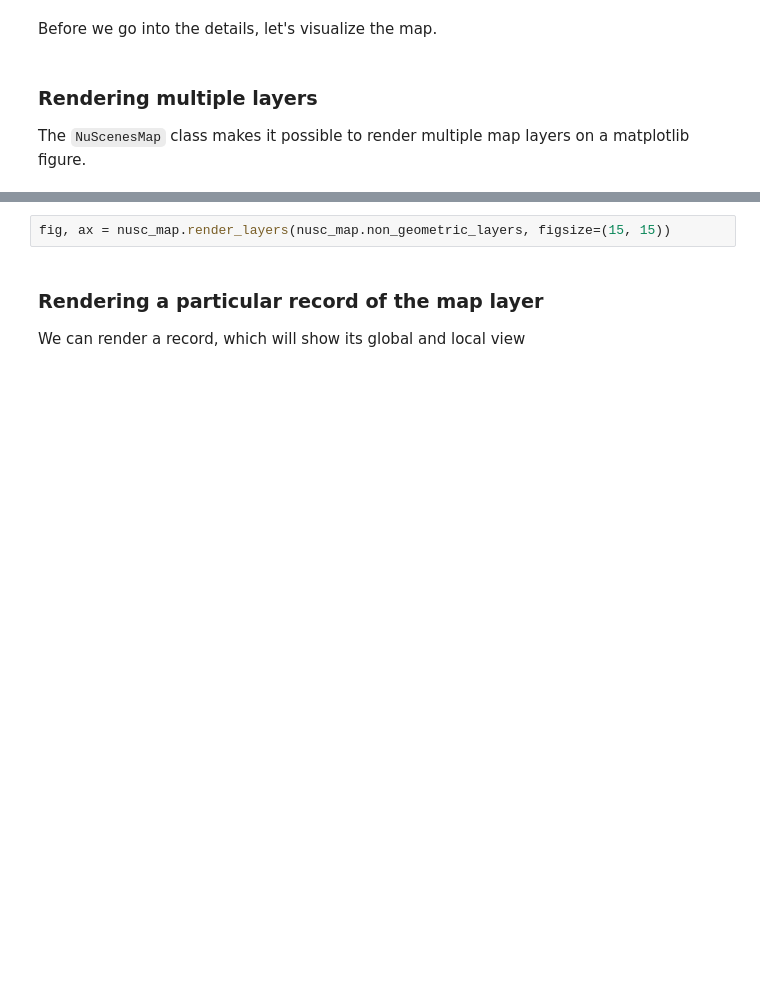
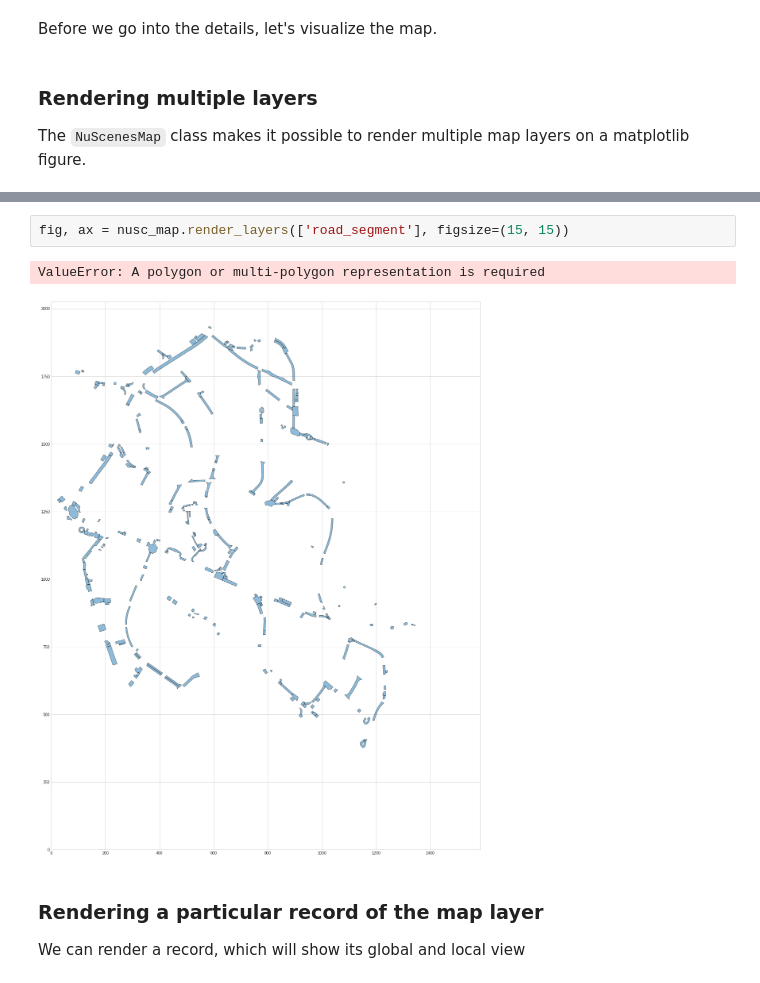
Before and after one commit to nutonomy/nuscenes-devkit, a Jupyter notebook: python-sdk/nuscenes/map_expansion/map_demo.ipynb, the cells around one changed output, grey strips where cells are left out. Saved outputs shown, nothing was run; the diff lists cells and outputs as text; blank space fills up the shorter version.

```diff
--- a/python-sdk/nuscenes/map_expansion/map_demo.ipynb
+++ b/python-sdk/nuscenes/map_expansion/map_demo.ipynb
@@ -29,5 +43,8 @@ The `NuScenesMap` class makes it possible to render multiple map layers on a mat
 # %%
-fig, ax = nusc_map.render_layers(nusc_map.non_geometric_layers, figsize=(15, 15))
+fig, ax = nusc_map.render_layers(['road_segment'], figsize=(15, 15))
+# %% [output]
+ValueError: A polygon or multi-polygon representation is required
+[figure, added]
 # %% [markdown]
 ### Rendering a particular record of the map layer
 
```
Also changed, not shown: parts of 26 cells of this notebook.
